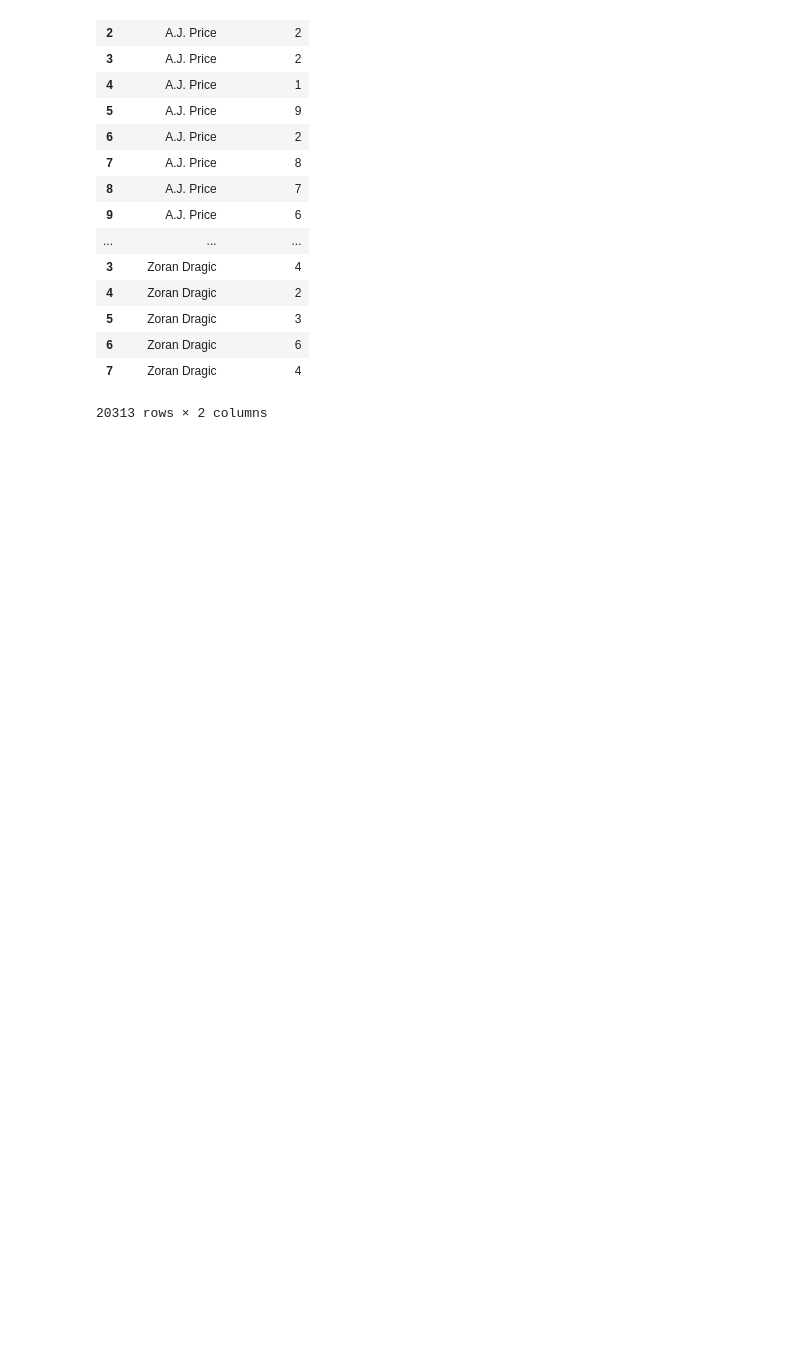
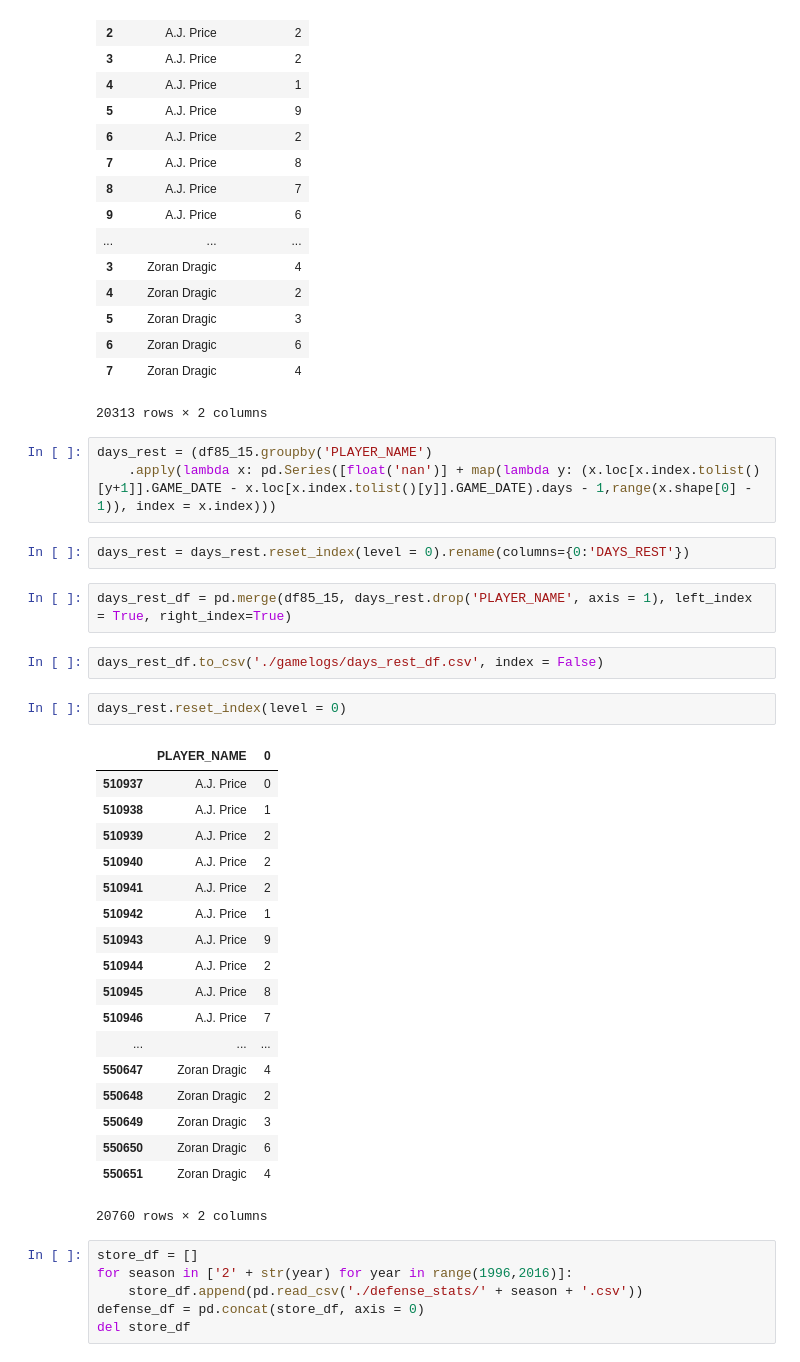
Before and after one commit to diciurcio-d/ShiftEnter, a Jupyter notebook: data_collection_sup.ipynb, the cells around one changed output. Drawn from its saved outputs; the diff is of its cells as text; blank space fills up the shorter version.

```diff
--- a/data_collection_sup.ipynb
+++ b/data_collection_sup.ipynb
@@ -452,3 +429,39 @@ days_rest
 | 6 | Zoran Dragic | 6 |
 | 7 | Zoran Dragic | 4 |
 20313 rows × 2 columns
+# %%
+days_rest = (df85_15.groupby('PLAYER_NAME')
+    .apply(lambda x: pd.Series([float('nan')] + map(lambda y: (x.loc[x.index.tolist()[y+1]].GAME_DATE - x.loc[x.index.tolist()[y]].GAME_DATE).days - 1,range(x.shape[0] - 1)), index = x.index)))
+# %%
+days_rest = days_rest.reset_index(level = 0).rename(columns={0:'DAYS_REST'})
+# %%
+days_rest_df = pd.merge(df85_15, days_rest.drop('PLAYER_NAME', axis = 1), left_index = True, right_index=True)
+# %%
+days_rest_df.to_csv('./gamelogs/days_rest_df.csv', index = False)
+# %%
+days_rest.reset_index(level = 0)
+# %% [output]
+|  | PLAYER_NAME | 0 |
+| 510937 | A.J. Price | 0 |
+| 510938 | A.J. Price | 1 |
+| 510939 | A.J. Price | 2 |
+| 510940 | A.J. Price | 2 |
+| 510941 | A.J. Price | 2 |
+| 510942 | A.J. Price | 1 |
+| 510943 | A.J. Price | 9 |
+| 510944 | A.J. Price | 2 |
+| 510945 | A.J. Price | 8 |
+| 510946 | A.J. Price | 7 |
+| ... | ... | ... |
+| 550647 | Zoran Dragic | 4 |
+| 550648 | Zoran Dragic | 2 |
+| 550649 | Zoran Dragic | 3 |
+| 550650 | Zoran Dragic | 6 |
+| 550651 | Zoran Dragic | 4 |
+20760 rows × 2 columns
+# %%
+store_df = []
+for season in ['2' + str(year) for year in range(1996,2016)]:
+    store_df.append(pd.read_csv('./defense_stats/' + season + '.csv'))
+defense_df = pd.concat(store_df, axis = 0)
+del store_df
```
Also changed, not shown: parts of 18 cells of this notebook, 1 other file.
